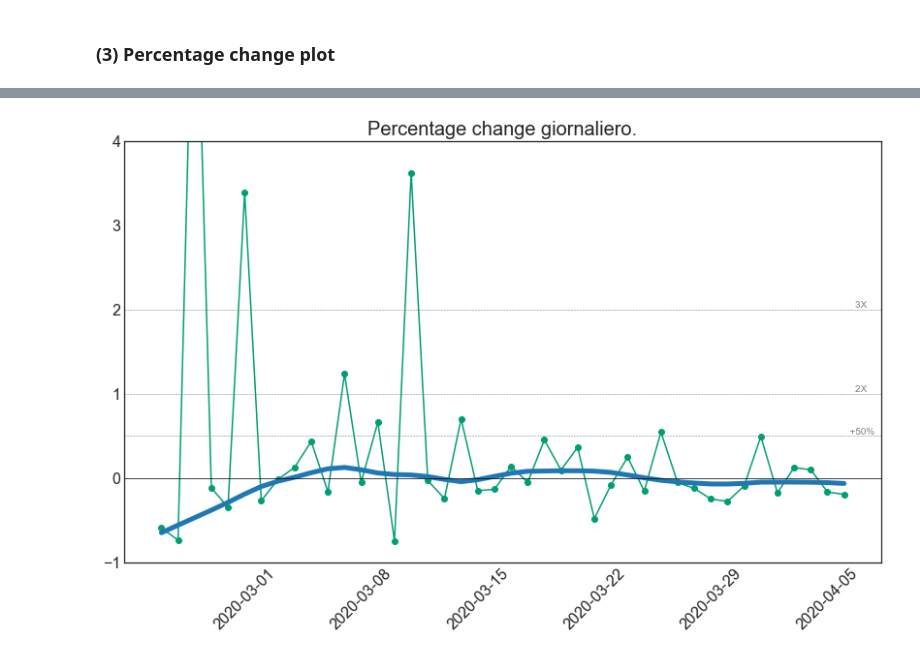
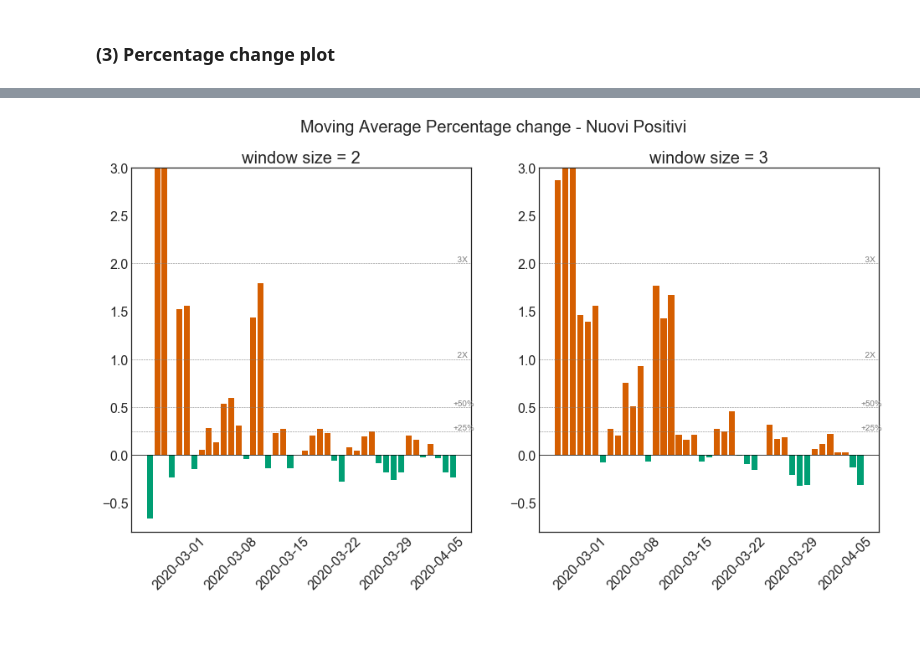
Before and after one commit to PaoloTesta/covid19_dataviz, a Jupyter notebook: dataviz_lombardia.ipynb, the cells around one changed output, grey strips where cells are left out. Drawn from its saved outputs; the diff is of its cells as text; code cells hidden in the pictures; blank space fills up the shorter version.

```diff
--- a/dataviz_lombardia.ipynb
+++ b/dataviz_lombardia.ipynb
@@ -22,6 +22,7 @@ plt.rcParams['ytick.labelsize']=16
 col_green = "#{:02x}{:02x}{:02x}".format(0,158,115)
 col_yellow = "#{:02x}{:02x}{:02x}".format(240, 228, 66)
 col_blue = "#{:02x}{:02x}{:02x}".format(0, 114, 178)
+col_red = "#{:02x}{:02x}{:02x}".format(213, 94, 0)
 # %% [markdown]
 Read data
 # %%
@@ -176,2 +189,6 @@ L'ultima osservazione si trova al 39.53-mo percentile.
 # %% [markdown]
 ### (3) Percentage change plot
+# %%
+df_lom['nuovi_positivi_perc_change'] = np.round(df_lom.nuovi_positivi.pct_change(periods=1),1)
+df_lom['nuovi_positivi_pc_rol2'] = df_lom.nuovi_positivi.pct_change(1).rolling(2).sum()/2
+df_lom['nuovi_positivi_pc_rol3'] = df_lom.nuovi_positivi.pct_change(1).rolling(3).sum()/2
@@ -178,19 +231,59 @@ L'ultima osservazione si trova al 39.53-mo percentile.
 # %%
-plt.rcParams['figure.figsize'] = 14, 8
-smooth = sm.nonparametric.lowess(exog=list(np.arange(len(df_lom))), endog=df_lom.nuovi_positivi.pct_change(periods=1),frac=0.3)[:,1]
+plt.rcParams['figure.figsize'] = 16, 8
 
-plt.plot(df_lom.data,df_lom.nuovi_positivi.pct_change(periods=1),color=col_green)
-plt.scatter(df_lom.data,df_lom.nuovi_positivi.pct_change(periods=1),color=col_green)
-plt.plot(df_lom.data[1:],smooth,linewidth=5)
+#smooth = sm.nonparametric.lowess(exog=list(np.arange(len(df_lom))),
+#                                 endog=df_lom.nuovi_positivi.pct_change(1).rolling(2).sum()/2,
+#                                 frac=0.3)[:,1]
+plt.subplot(121)
+plt.bar(
+    x=df_lom[df_lom['nuovi_positivi_pc_rol2']>0].data,
+    height=df_lom[df_lom['nuovi_positivi_pc_rol2']>0].nuovi_positivi_pc_rol2,
+    color=col_red
+)
+plt.bar(
+    x=df_lom[df_lom['nuovi_positivi_pc_rol2']<0].data,
+    height=df_lom[df_lom['nuovi_positivi_pc_rol2']<0].nuovi_positivi_pc_rol2,
+    color=col_green
+)
+#plt.plot(df_lom.data[2:],smooth,linewidth=5)
 _=plt.xticks(df_lom[df_lom.wday.isin([6])].data.values,rotation=45)
-plt.ylim(-1,4)
+plt.ylim(-0.8,3)
+i = len(df_lom)-1
 _=plt.axhline(0,color='black',linestyle='-',linewidth=0.75)
+_=plt.axhline(0.25,color='gray',linestyle='--',linewidth=0.55)
 _=plt.axhline(0.5,color='gray',linestyle='--',linewidth=0.55)
 _=plt.axhline(1,color='gray',linestyle='--',linewidth=0.55)
 _=plt.axhline(2,color='gray',linestyle='--',linewidth=0.55)
-_=plt.text(x=df_lom.data[i],y=0.52,s="  +50%",color='gray')
-_=plt.text(x=df_lom.data[i],y=1.02,s="    2X",color='gray')
-_=plt.text(x=df_lom.data[i],y=2.02,s="    3X",color='gray')
-_=plt.title("Percentage change giornaliero.")
+_=plt.text(x=df_lom.data[i],y=0.26,s="+25%",color='gray')
+_=plt.text(x=df_lom.data[i],y=0.52,s="+50%",color='gray')
+_=plt.text(x=df_lom.data[i],y=1.02,s="  2X",color='gray')
+_=plt.text(x=df_lom.data[i],y=2.02,s="  3X",color='gray')
+_=plt.title('window size = 2')
+
+plt.subplot(122)
+plt.bar(
+    x=df_lom[df_lom['nuovi_positivi_pc_rol3']>0].data,
+    height=df_lom[df_lom['nuovi_positivi_pc_rol3']>0].nuovi_positivi_pc_rol3,
+    color=col_red
+)
+plt.bar(
+    x=df_lom[df_lom['nuovi_positivi_pc_rol3']<0].data,
+    height=df_lom[df_lom['nuovi_positivi_pc_rol3']<0].nuovi_positivi_pc_rol3,
+    color=col_green
+)
+#plt.plot(df_lom.data[3:],smooth,linewidth=5)
+_=plt.xticks(df_lom[df_lom.wday.isin([6])].data.values,rotation=45)
+plt.ylim(-0.8,3)
+_=plt.axhline(0,color='black',linestyle='-',linewidth=0.75)
+_=plt.axhline(0.25,color='gray',linestyle='--',linewidth=0.55)
+_=plt.axhline(0.5,color='gray',linestyle='--',linewidth=0.55)
+_=plt.axhline(1,color='gray',linestyle='--',linewidth=0.55)
+_=plt.axhline(2,color='gray',linestyle='--',linewidth=0.55)
+_=plt.text(x=df_lom.data[i],y=0.26,s="+25%",color='gray')
+_=plt.text(x=df_lom.data[i],y=0.52,s="+50%",color='gray')
+_=plt.text(x=df_lom.data[i],y=1.02,s="  2X",color='gray')
+_=plt.text(x=df_lom.data[i],y=2.02,s="  3X",color='gray')
+_=plt.title('window size = 3')
+_=plt.suptitle("Moving Average Percentage change - Nuovi Positivi", fontsize=20)
 # %% [output]
-[figure, old version]
+[figure, new version]
```
Also changed, not shown: parts of 12 cells of this notebook.
